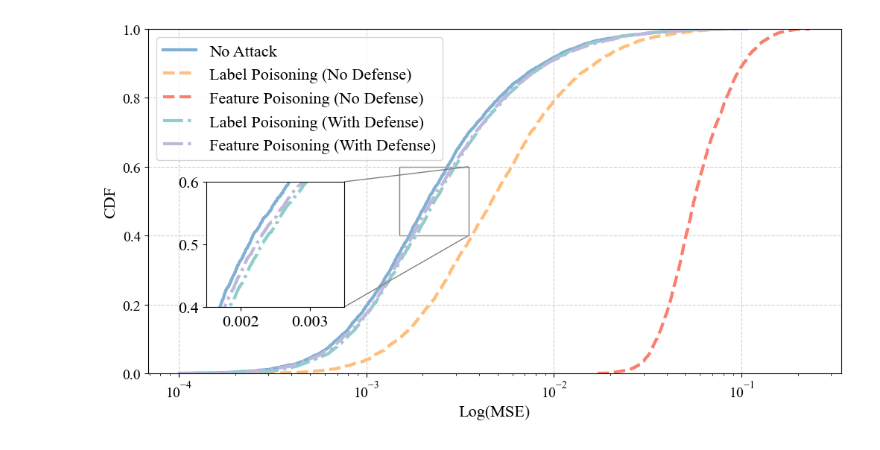
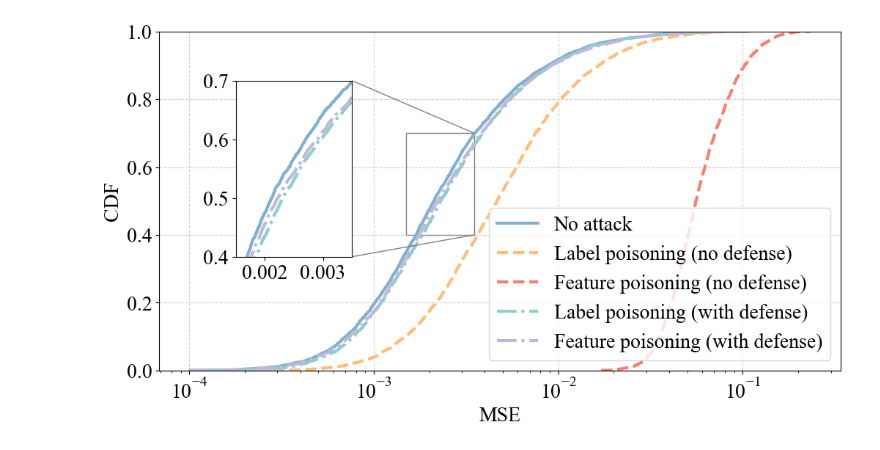
Before and after one commit to Leon-Qiao/RetroFL, a Jupyter notebook: Validate/draw_CDF.ipynb, the cells around one changed output. Cells and saved outputs as stored; diff of their text form; code cells hidden in the pictures.

```diff
--- a/Validate/draw_CDF.ipynb
+++ b/Validate/draw_CDF.ipynb
@@ -40,47 +40,47 @@ x5, y5 = compute_cdf(P_feature_poison)
 # %%
 # 绘图设置
 fig, ax = plt.subplots(figsize=(12, 6))
 
 plt.xscale('log')
 
-ax.plot(x1, y1, label='No Attack', color='#82B0D2', linewidth=3)
-ax.plot(x2, y2, label='Label Poisoning (No Defense)', color='#ffbe7a', linewidth=3, linestyle='--')
-ax.plot(x3, y3, label='Feature Poisoning (No Defense)', color='#fa7f6f', linewidth=3, linestyle='--')
-ax.plot(x4, y4, label='Label Poisoning (With Defense)', color='#8ecfc9', linewidth=3, linestyle='-.')
-ax.plot(x5, y5, label='Feature Poisoning (With Defense)', color='#beb8dc', linewidth=3, linestyle='-.')
+ax.plot(x1, y1, label='No attack', color='#82B0D2', linewidth=3)
+ax.plot(x2, y2, label='Label poisoning (no defense)', color='#ffbe7a', linewidth=3, linestyle='--')
+ax.plot(x3, y3, label='Feature poisoning (no defense)', color='#fa7f6f', linewidth=3, linestyle='--')
+ax.plot(x4, y4, label='Label poisoning (with defense)', color='#8ecfc9', linewidth=3, linestyle='-.')
+ax.plot(x5, y5, label='Feature poisoning (with defense)', color='#beb8dc', linewidth=3, linestyle='-.')
 ax.set_ylim(0, 1)
 
-ax.xaxis.set_tick_params(labelsize=14)  # 仅x轴
-ax.yaxis.set_tick_params(labelsize=14)  # 仅y轴
+ax.xaxis.set_tick_params(labelsize=20)  # 仅x轴
+ax.yaxis.set_tick_params(labelsize=20)  # 仅y轴
 
-ax_zoom = inset_axes(ax, width="22%", height="40%", bbox_to_anchor=(-0.35, -0.15, 0.7, 0.7), bbox_transform=ax.figure.transFigure)  # 设置放大图位置和大小
-ax_zoom.plot(x1, y1, label='No Attack', color='#82B0D2', linewidth=3)
-ax_zoom.plot(x2, y2, label='Label Poisoning (No Defense)', color='#ffbe7a', linewidth=3, linestyle='--')
-ax_zoom.plot(x3, y3, label='Feature Poisoning (No Defense)', color='#fa7f6f', linewidth=3, linestyle='--')
-ax_zoom.plot(x4, y4, label='Label Poisoning (With Defense)', color='#8ecfc9', linewidth=3, linestyle='-.')
-ax_zoom.plot(x5, y5, label='Feature Poisoning (With Defense)', color='#beb8dc', linewidth=3, linestyle='-.')
+ax_zoom = inset_axes(ax, width="22%", height="40%", bbox_to_anchor=(-0.25, -0.22, 0.6, 1), bbox_transform=ax.figure.transFigure)  # 设置放大图位置和大小
+ax_zoom.plot(x1, y1, label='No attack', color='#82B0D2', linewidth=3)
+ax_zoom.plot(x2, y2, label='Label poisoning (no defense)', color='#ffbe7a', linewidth=3, linestyle='--')
+ax_zoom.plot(x3, y3, label='Feature poisoning (no defense)', color='#fa7f6f', linewidth=3, linestyle='--')
+ax_zoom.plot(x4, y4, label='Label poisoning (with defense)', color='#8ecfc9', linewidth=3, linestyle='-.')
+ax_zoom.plot(x5, y5, label='Feature poisoning (with defense)', color='#beb8dc', linewidth=3, linestyle='-.')
 
 ax_zoom.set_xlim(0.0015, 0.0035)
-ax_zoom.set_ylim(0.4, 0.6)
+ax_zoom.set_ylim(0.4, 0.7)
 
-ax_zoom.xaxis.set_tick_params(labelsize=16)  # 仅x轴
-ax_zoom.yaxis.set_tick_params(labelsize=16)  # 仅y轴
+ax_zoom.xaxis.set_tick_params(labelsize=20)  # 仅x轴
+ax_zoom.yaxis.set_tick_params(labelsize=20)  # 仅y轴
 
 # 在主图中标记放大区域（可选）
 mark_inset(ax, ax_zoom, loc1=1, loc2=4, fc="none", ec="gray", lw=1)
 
 # 添加样式
 # plt.title('Comparison of Global Model MSE Distribution: Normal, Attacked, and Defended Scenarios', fontsize=16)
-ax.set_xlabel('Log(MSE)', fontsize=16)
-ax.set_ylabel('CDF', fontsize=16)
+ax.set_xlabel('MSE', fontsize=20)
+ax.set_ylabel('CDF', fontsize=20)
 ax.grid(True, linestyle='--', alpha=0.6)
-ax.legend(fontsize=16)
+ax.legend(fontsize=20)
 
 # plt.tight_layout()
 
 # 显示图像
 plt.show()
 
 fig.savefig(f"cdf.pdf", format="pdf", dpi=300, bbox_inches='tight')
 # %% [output]
-[figure, old version]
+[figure, new version]
```
Also changed, not shown: 14 other files.
